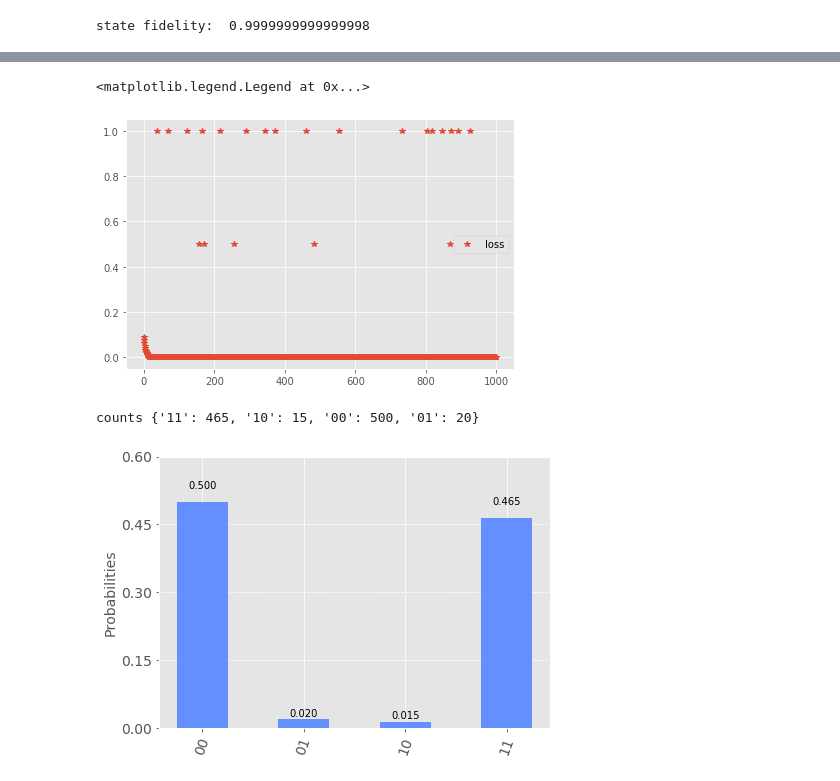
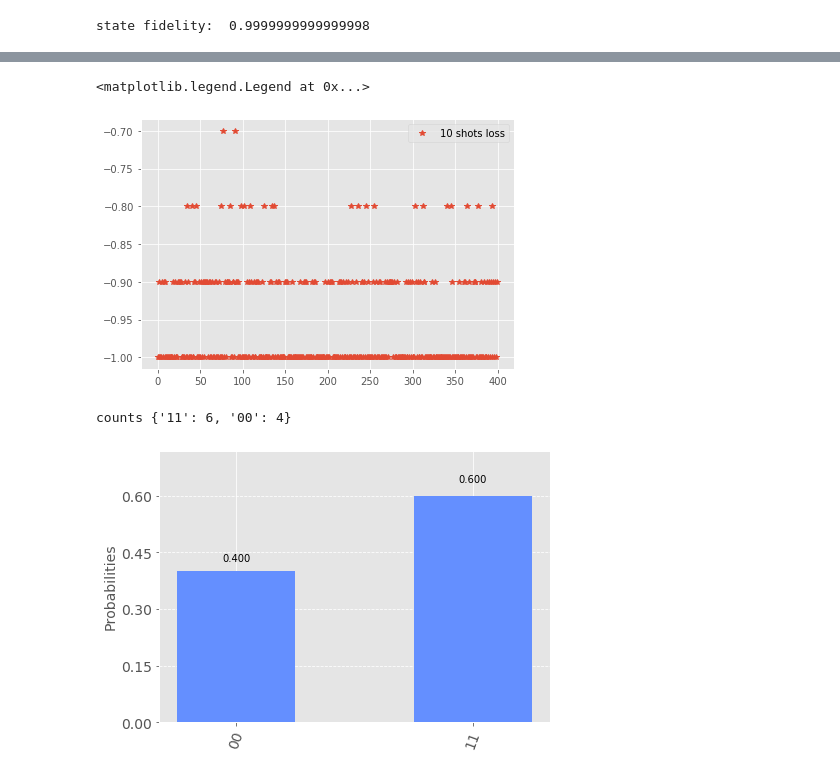
Before and after one commit to kareem1925/Ismailia-school-of-AI, a Jupyter notebook: machine learning for classifying quantum states/Qiskit code for learning Q states.ipynb, the cells around one changed output, grey strips where cells are left out. Drawn from its saved outputs; the diff is of its cells as text; code cells hidden in the pictures.

```diff
--- a/machine learning for classifying quantum states/Qiskit code for learning Q states.ipynb
+++ b/machine learning for classifying quantum states/Qiskit code for learning Q states.ipynb
@@ -96,8 +96,8 @@ NoiseModel:
 
 As I've shown in the [Pennylane notebook](https://github.com/kareem1925/Ismailia-school-of-AI/blob/master/machine%20learning%20for%20classifying%20quantum%20states/pennylane-quantum-state-learning.ipynb), I've initalized the same circuit in Qiskit. I only included a noisy backend with its properties and a snapshot to get the statevector. This means that the number of shots won't affect the the statevector unlike the counts measurements which are affected by it. We use one the utils in qiskit to get the density matrix of the first and second qubits only.
 # %%
-shots = 1000
-def circuit(params):
+
+def circuit(params,shots):
 
     q = QuantumRegister(2)
     c = ClassicalRegister(2)
@@ -105,6 +105,8 @@ def circuit(params):
     #qc.h(q[0])
 
     qc.ry(params[0],q[0])
+#    qc.rx(params[1],q[0])
+#    qc.ry(params[2],q[0])
 #    qc.rx(params[1],q[0])
 
     qc.cx(q[0],q[1])
@@ -114,7 +116,7 @@ def circuit(params):
     job = execute(qc, simulator,
                        noise_model=noise_model,
                        coupling_map=coupling_map,
-                       basis_gates=basis_gates,shots=shots,backend_options={"max_parallel_threads":10}).result()
+                       basis_gates=basis_gates,shots=shots,backend_options={"max_parallel_threads":10},optimization_level=3).result()
 
     statevector = np.array(job.data()['snapshots']['statevector']['0'][0])
     statevector = get_subsystem_density_matrix(statevector,[2,3,4])
@@ -210,24 +239,26 @@ We can also compute the gradients ourselves and implement any gradient optimizat
 
 where $\theta$ is the weights and $f$ is quantum unitary gate.
 # %%
-def gradient(params):
+def gradient(params,cost):
     g = np.zeros(len(params))
 
     for id,i in enumerate(params):
-
-      f1 = cost([i+(np.pi/2)])
-      f2 = cost([i-(np.pi/2)])
+      params[id] = params[id] + np.pi/2
+      f1 = cost(params)
+      params[id] = params[id] - np.pi
+      f2 = cost(params)
+      params[id] = params[id] + np.pi/2
       g[id] = (f1-f2)/2
 
     return g
 # %%
-def optimize(params,lr):
+def optimize(params,lr,cost):
     """
 
     this fucntion controls SGD by computing the gradients and updating the weights
 
     """
-    g = gradient(params)
+    g = gradient(params,cost)
 
     new_weights = params - (lr*g)
 
@@ -235,15 +268,16 @@ def optimize(params,lr):
 # %%
 
-epochs = 1000
+epochs = 400
 params = init_params
 loss = np.inf
 hist = []
 
 for it in range(epochs):
-  params = optimize(params,lr=0.2)
-  temp = cost(params)
+  params = optimize(params,lr=0.1,cost=cost_count10)
+  temp = cost_count10(params)
   if temp < loss:
     best = params
     loss = temp
   hist.append(temp)
-  print(temp)
+  if it % 10 == 0:
+    print(temp)
@@ -250,17 +302,17 @@ for it in range(epochs):
 # %%
-plt.plot(hist,"*", label="loss")
+plt.plot(hist,"*", label="10 shots loss")
 plt.tight_layout()
 plt.legend()
 # %% [output]
 <matplotlib.legend.Legend at 0x...>
-[figure, old version]
+[figure, new version]
 # %%
-counts,density_matrix = circuit(best)
+counts,density_matrix = circuit(best,10)
 print('counts', counts)
 plot_histogram(counts)
 # %% [output]
-counts {'11': 465, '10': 15, '00': 500, '01': 20}
+counts {'11': 6, '00': 4}
-[figure, old version]
+[figure, new version]
 # %%
 print("state fidelity: ", state_fidelity(density_matrix,labels_vector))
 # %% [output]
```
Also changed, not shown: parts of 22 cells of this notebook.
